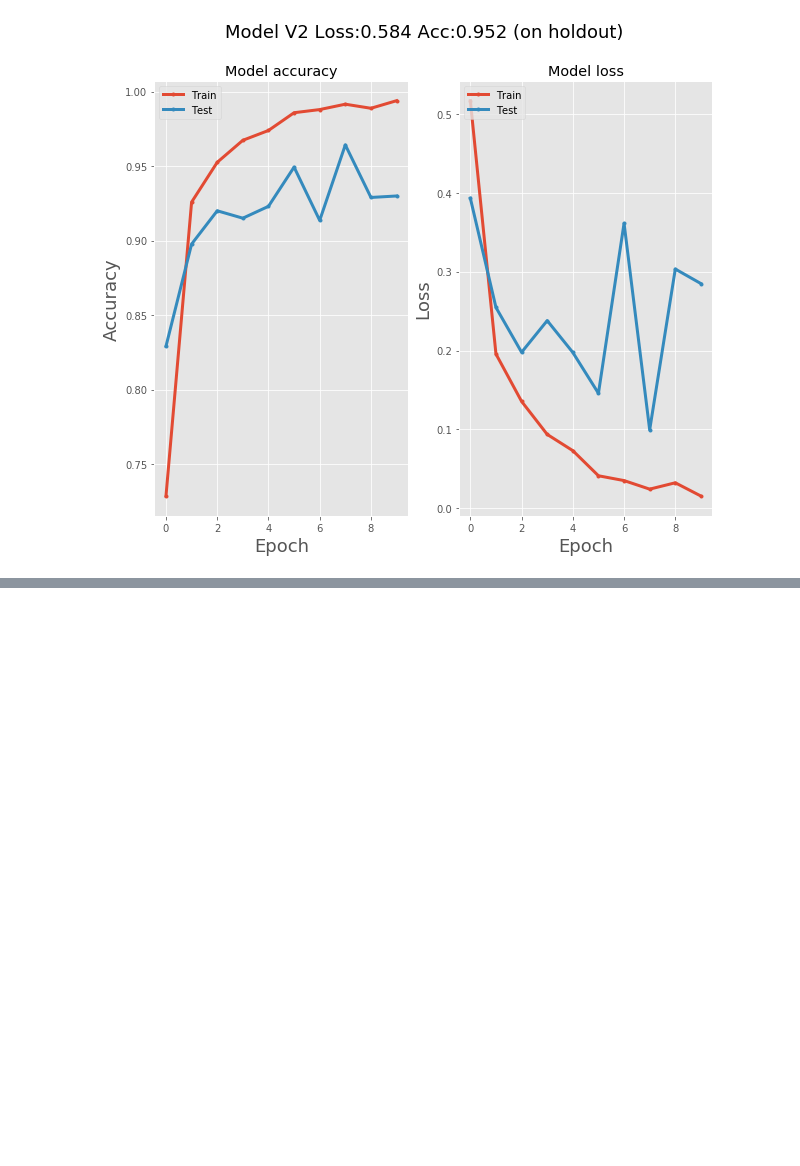
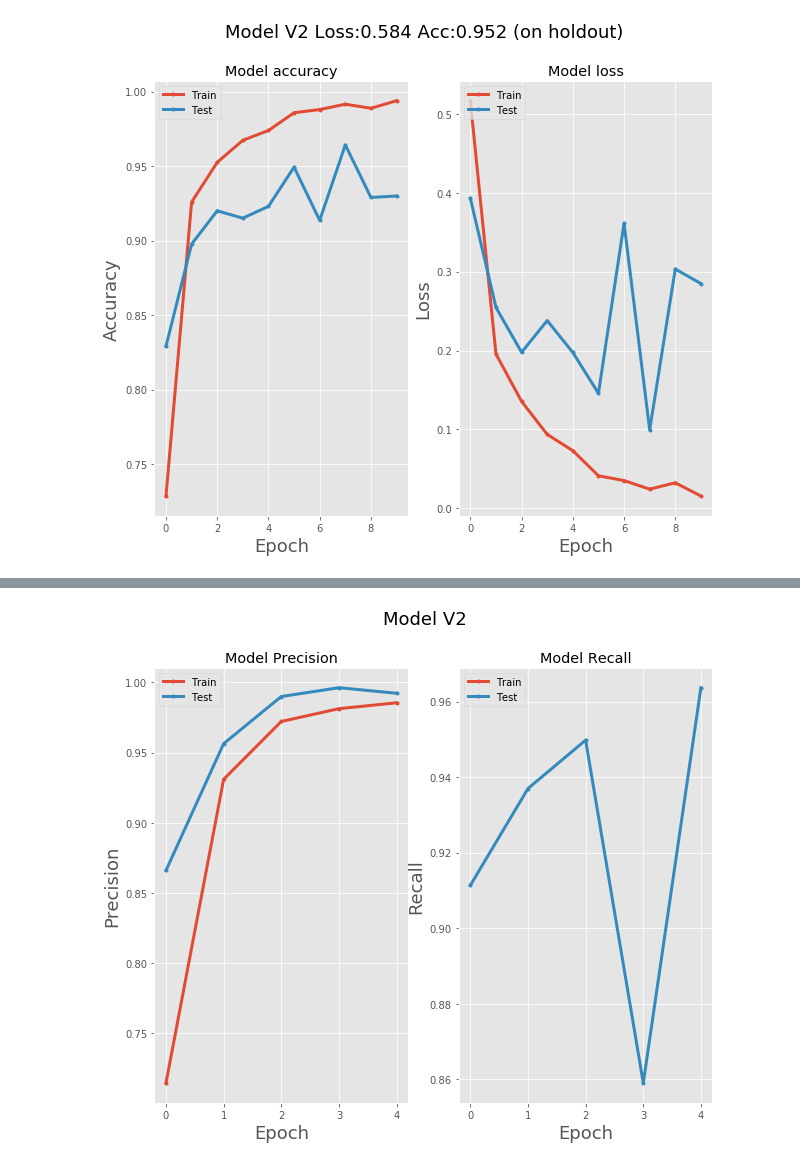
Before and after one commit to ThomasADuffy/Whos-Waldo-Capstone-2, a Jupyter notebook: notebooks/Graphing notebook.ipynb, the cells around one changed output, grey strips where cells are left out. Saved outputs shown, nothing was run; the diff lists cells and outputs as text; code cells hidden in the pictures; blank space fills up the shorter version.

```diff
--- a/notebooks/Graphing notebook.ipynb
+++ b/notebooks/Graphing notebook.ipynb
@@ -54,3 +92,7 @@ waldoplt2.create_accuracy_loss(os.path.join(IMGS_DIRECTORY,'model_V2_plot.jpg'))
+# %%
+waldoplt4.create_precision_accuracy(os.path.join(IMGS_DIRECTORY,'model_V4_plot_recall.jpg'))
+# %% [output]
+[figure, added]
 # %%
 waldoplt1.find_wrong_imgs(MODEL1_WRONG_IMGS_DIRECTORY)
 # %%
```
Also changed, not shown: parts of 15 cells of this notebook, 3 other files.
